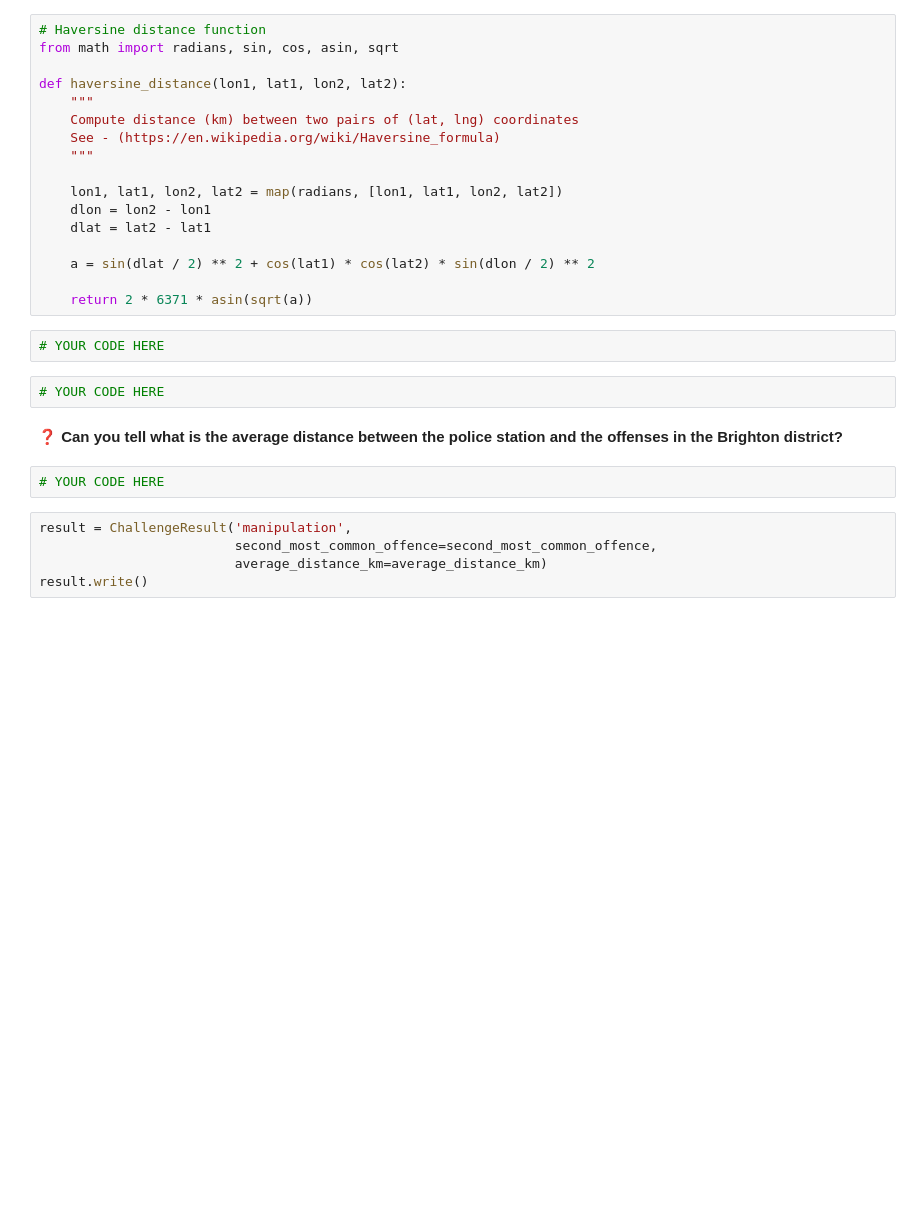
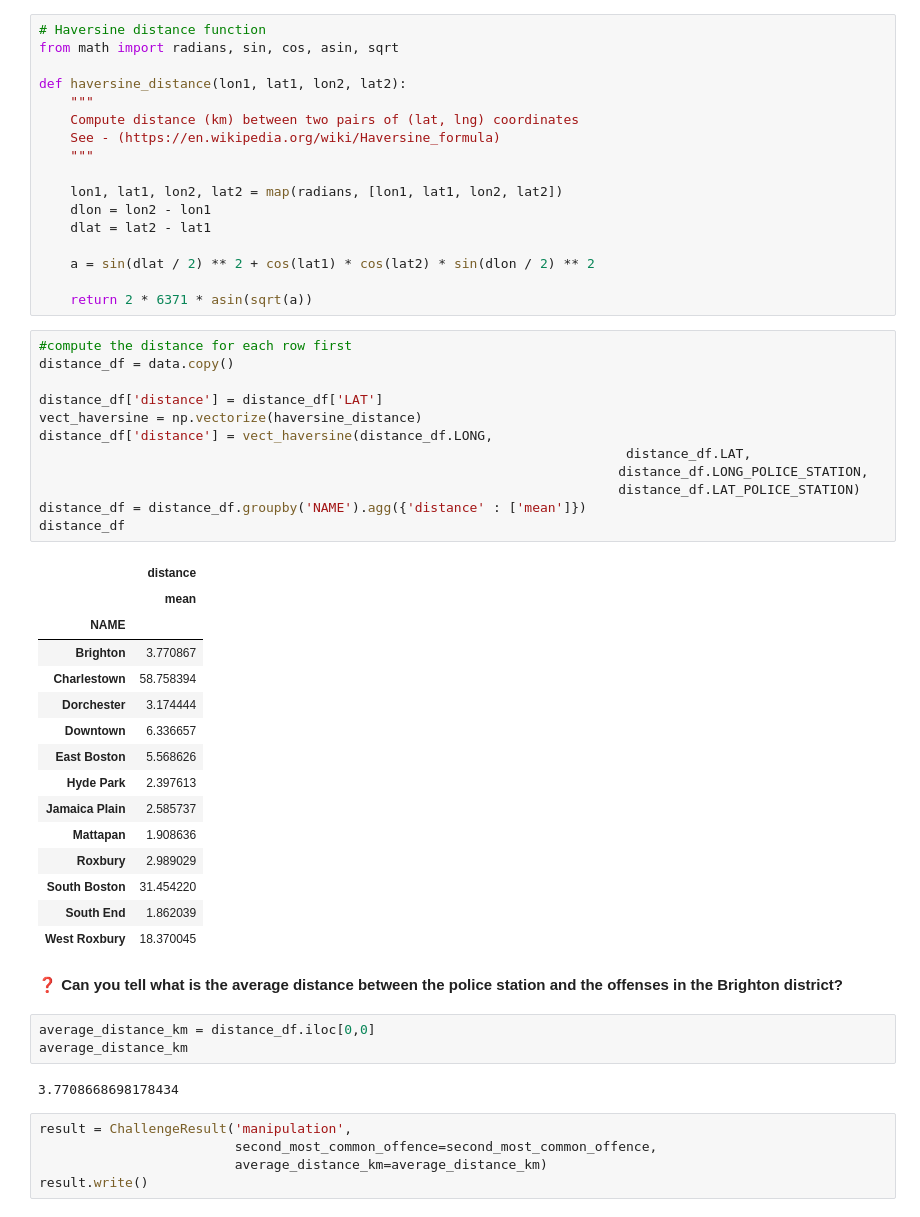
Before and after one commit to JPRezler/data-certification-exam, a Jupyter notebook: decision_science/boston_crimes.ipynb, the cells around one changed output. Drawn from its saved outputs; the diff is of its cells as text; blank space fills up the shorter version.

```diff
--- a/decision_science/boston_crimes.ipynb
+++ b/decision_science/boston_crimes.ipynb
@@ -472,14 +529,41 @@ def haversine_distance(lon1, lat1, lon2, lat2):
     a = sin(dlat / 2) ** 2 + cos(lat1) * cos(lat2) * sin(dlon / 2) ** 2
 
     return 2 * 6371 * asin(sqrt(a))
-# %%
-# YOUR CODE HERE
-# %%
-# YOUR CODE HERE
+# %%
+#compute the distance for each row first
+distance_df = data.copy()
+
+distance_df['distance'] = distance_df['LAT']
+vect_haversine = np.vectorize(haversine_distance)
+distance_df['distance'] = vect_haversine(distance_df.LONG,
+                                                                           distance_df.LAT,
+                                                                          distance_df.LONG_POLICE_STATION,
+                                                                          distance_df.LAT_POLICE_STATION)
+distance_df = distance_df.groupby('NAME').agg({'distance' : ['mean']})
+distance_df
+# %% [output]
+|  | distance |
+|  | mean |
+| NAME |  |
+| Brighton | 3.770867 |
+| Charlestown | 58.758394 |
+| Dorchester | 3.174444 |
+| Downtown | 6.336657 |
+| East Boston | 5.568626 |
+| Hyde Park | 2.397613 |
+| Jamaica Plain | 2.585737 |
+| Mattapan | 1.908636 |
+| Roxbury | 2.989029 |
+| South Boston | 31.454220 |
+| South End | 1.862039 |
+| West Roxbury | 18.370045 |
 # %% [markdown]
 **❓ Can you tell what is the average distance between the police station and the offenses in the Brighton district?**
-# %%
-# YOUR CODE HERE
+# %%
+average_distance_km = distance_df.iloc[0,0]
+average_distance_km
+# %% [output]
+3.7708668698178434
 # %%
 result = ChallengeResult('manipulation',
                          second_most_common_offence=second_most_common_offence,
```
Also changed, not shown: parts of 9 cells of this notebook, 1 other file.
